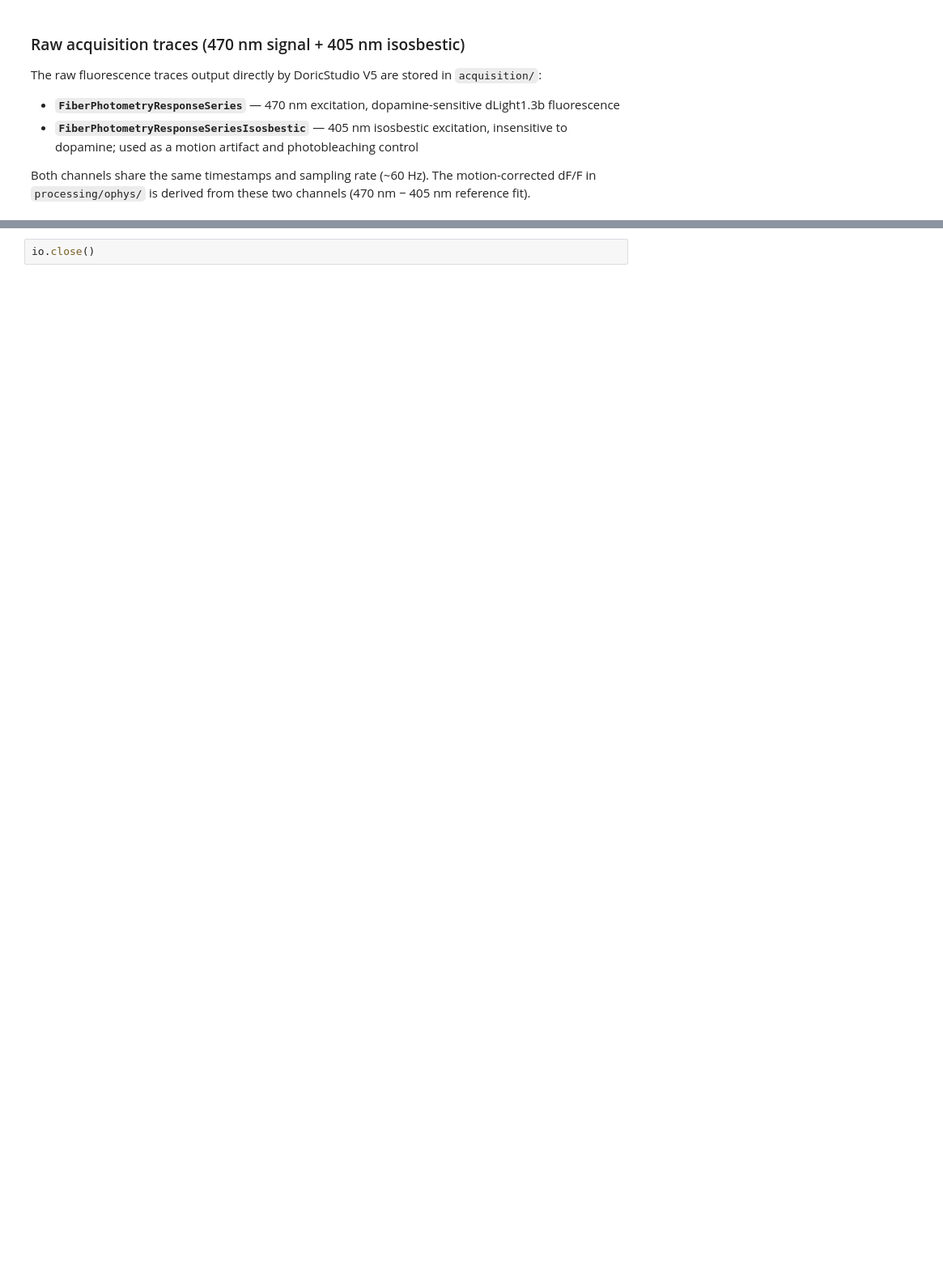
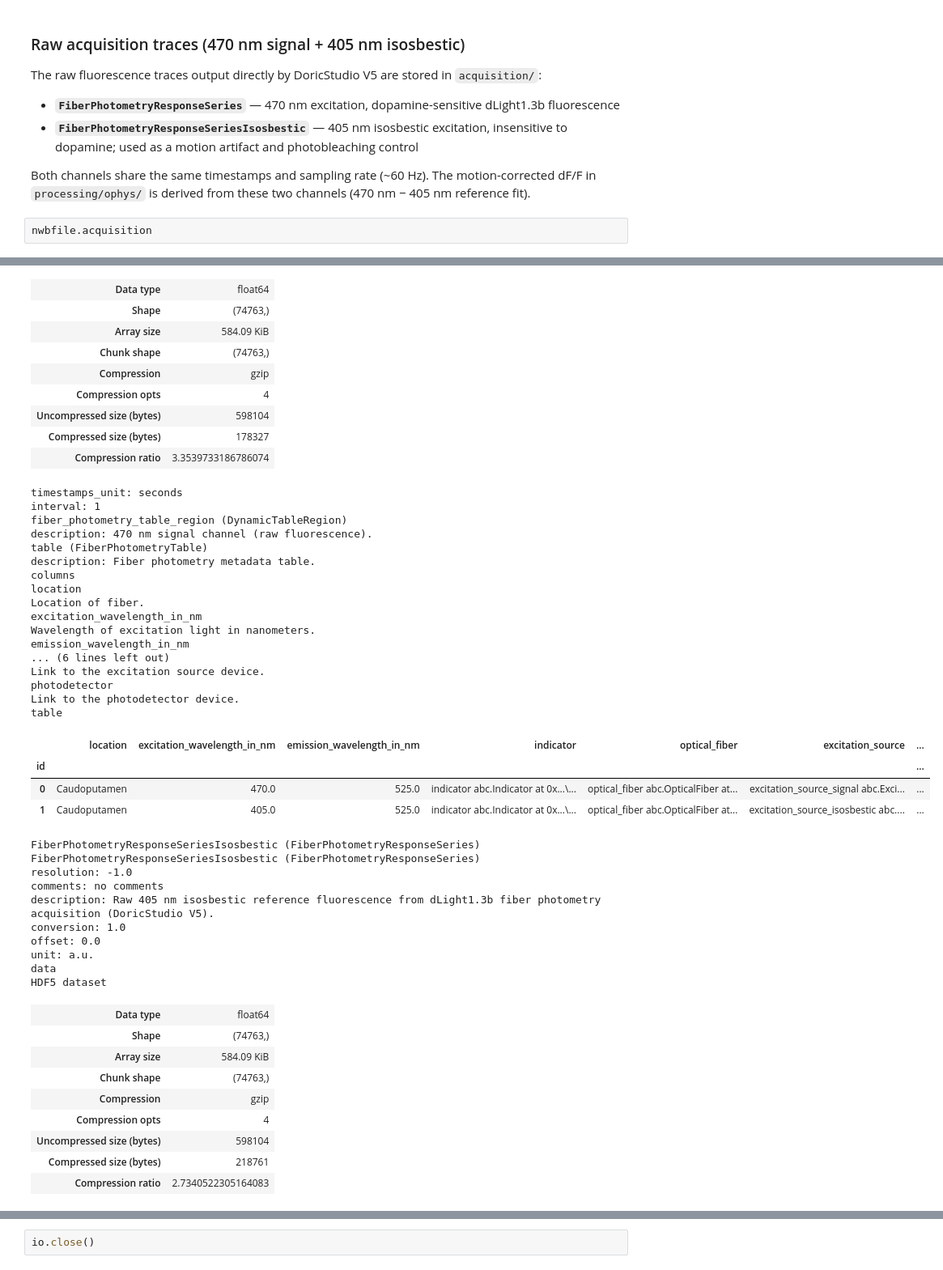
Before and after one commit to catalystneuro/meletis-lab-to-nwb, a Jupyter notebook: src/meletis_lab_to_nwb/tutorials/opto_dlight_demo.ipynb, the cells around one changed output, grey strips where cells are left out. Shown at 81% size. Cells and saved outputs as stored; diff of their text form; blank space fills up the shorter version.

```diff
--- a/src/meletis_lab_to_nwb/tutorials/opto_dlight_demo.ipynb
+++ b/src/meletis_lab_to_nwb/tutorials/opto_dlight_demo.ipynb
@@ -190,3 +193,6 @@ The raw fluorescence traces output directly by DoricStudio V5 are stored in `acq
 
 Both channels share the same timestamps and sampling rate (~60 Hz). The motion-corrected dF/F in
 `processing/ophys/` is derived from these two channels (470 nm − 405 nm reference fit).
+# %%
+nwbfile.acquisition
+# %% [output]
@@ -192,0 +221,49 @@ Both channels share the same timestamps and sampling rate (~60 Hz). The motion-c
+| Data type | float64 |
+| Shape | (74763,) |
+| Array size | 584.09 KiB |
+| Chunk shape | (74763,) |
+| Compression | gzip |
+| Compression opts | 4 |
+| Uncompressed size (bytes) | 598104 |
+| Compressed size (bytes) | 178327 |
+| Compression ratio | 3.3539733186786074 |
+timestamps_unit: seconds
+interval: 1
+fiber_photometry_table_region (DynamicTableRegion)
+description: 470 nm signal channel (raw fluorescence).
+table (FiberPhotometryTable)
+description: Fiber photometry metadata table.
+columns
+location
+Location of fiber.
+excitation_wavelength_in_nm
+Wavelength of excitation light in nanometers.
+emission_wavelength_in_nm
+... (6 lines left out)
+Link to the excitation source device.
+photodetector
+Link to the photodetector device.
+table
+|  | location | excitation_wavelength_in_nm | emission_wavelength_in_nm | indicator | optical_fiber | excitation_source | ... |
+| id |  |  |  |  |  |  | ... |
+| 0 | Caudoputamen | 470.0 | 525.0 | indicator abc.Indicator at 0x...\... | optical_fiber abc.OpticalFiber at... | excitation_source_signal abc.Exci... | ... |
+| 1 | Caudoputamen | 405.0 | 525.0 | indicator abc.Indicator at 0x...\... | optical_fiber abc.OpticalFiber at... | excitation_source_isosbestic abc.... | ... |
+FiberPhotometryResponseSeriesIsosbestic (FiberPhotometryResponseSeries)
+FiberPhotometryResponseSeriesIsosbestic (FiberPhotometryResponseSeries)
+resolution: -1.0
+comments: no comments
+description: Raw 405 nm isosbestic reference fluorescence from dLight1.3b fiber photometry acquisition (DoricStudio V5).
+conversion: 1.0
+offset: 0.0
+unit: a.u.
+data
+HDF5 dataset
+| Data type | float64 |
+| Shape | (74763,) |
+| Array size | 584.09 KiB |
+| Chunk shape | (74763,) |
+| Compression | gzip |
+| Compression opts | 4 |
+| Uncompressed size (bytes) | 598104 |
+| Compressed size (bytes) | 218761 |
+| Compression ratio | 2.7340522305164083 |
```
Also changed, not shown: parts of 8 cells of this notebook.
